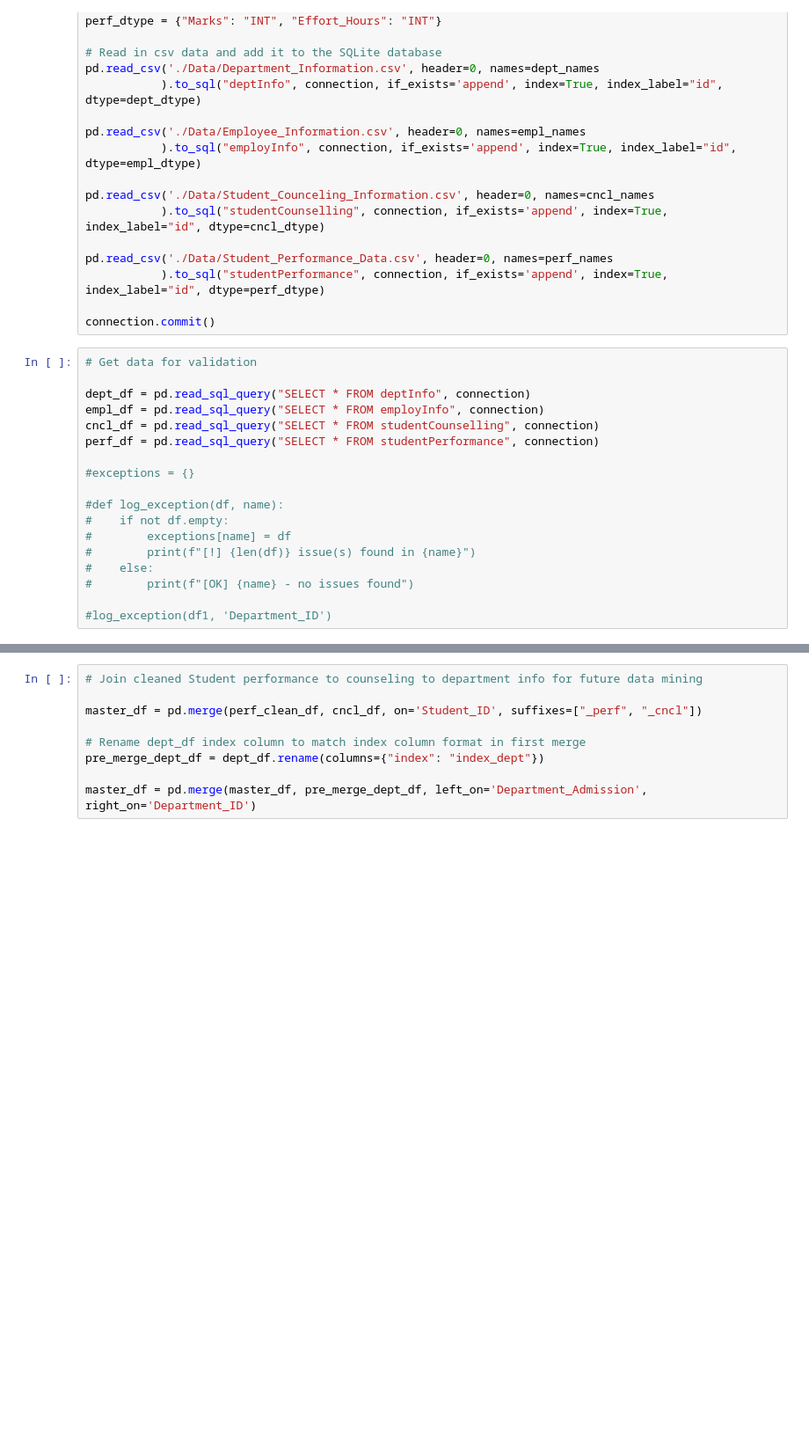
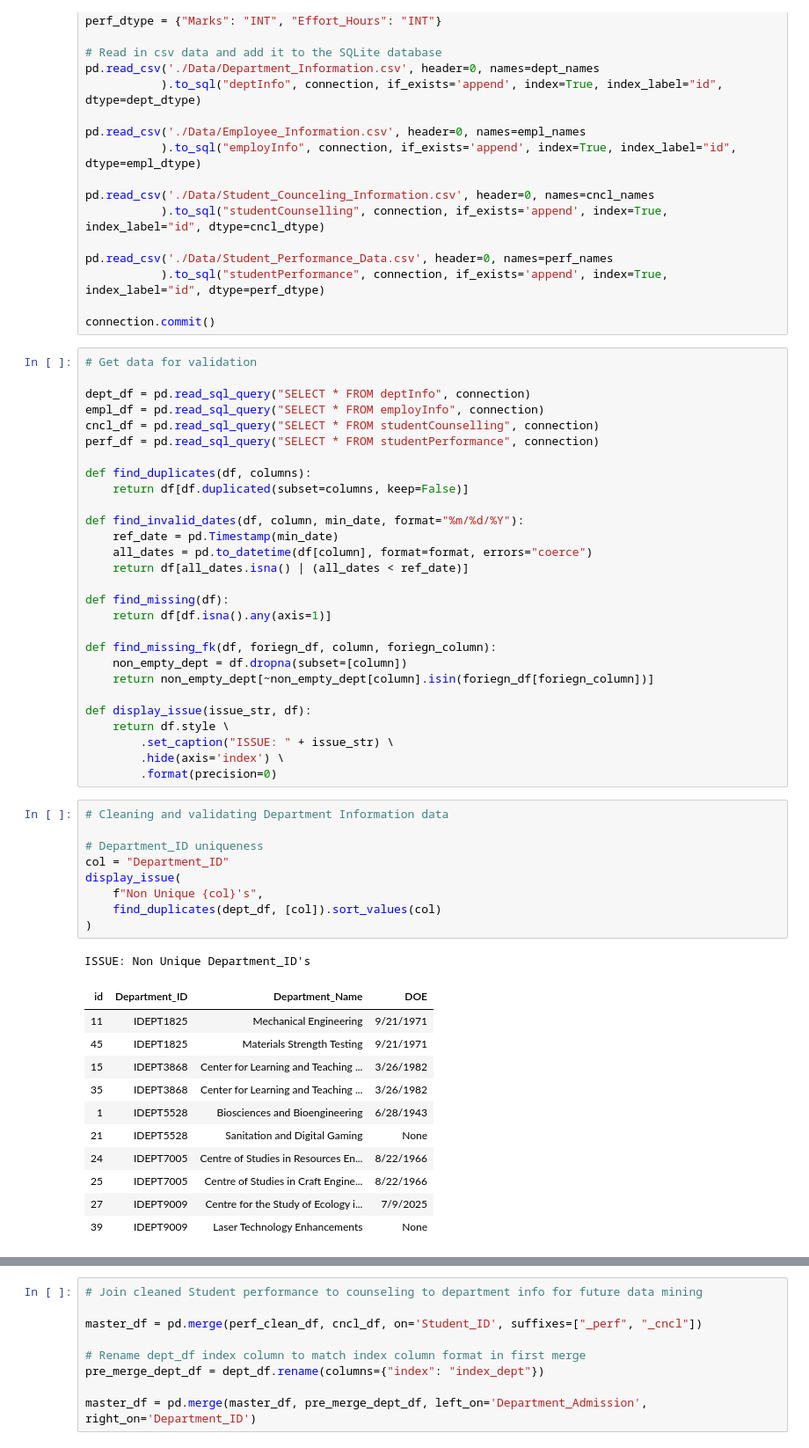
Before and after one commit to jbeau085/DB2-assign2, a Jupyter notebook: DB-Assign2.ipynb, the cells around one changed output, grey strips where cells are left out. Shown: that part at 88% size. Cells and saved outputs as stored; diff of their text form; blank space fills up the shorter version.

Commit message:
Made data cleaning reporting pretty

```diff
--- a/DB-Assign2.ipynb
+++ b/DB-Assign2.ipynb
@@ -122,13 +122,45 @@ empl_df = pd.read_sql_query("SELECT * FROM employInfo", connection)
 cncl_df = pd.read_sql_query("SELECT * FROM studentCounselling", connection)
 perf_df = pd.read_sql_query("SELECT * FROM studentPerformance", connection)
 
-#exceptions = {}
+def find_duplicates(df, columns):
+    return df[df.duplicated(subset=columns, keep=False)]
 
-#def log_exception(df, name):
-#    if not df.empty:
-#        exceptions[name] = df
-#        print(f"[!] {len(df)} issue(s) found in {name}")
-#    else:
-#        print(f"[OK] {name} - no issues found")
+def find_invalid_dates(df, column, min_date, format="%m/%d/%Y"):
+    ref_date = pd.Timestamp(min_date)
+    all_dates = pd.to_datetime(df[column], format=format, errors="coerce")
+    return df[all_dates.isna() | (all_dates < ref_date)]
 
-#log_exception(df1, 'Department_ID')
+def find_missing(df):
+    return df[df.isna().any(axis=1)]
+
+def find_missing_fk(df, foriegn_df, column, foriegn_column):
+    non_empty_dept = df.dropna(subset=[column])
+    return non_empty_dept[~non_empty_dept[column].isin(foriegn_df[foriegn_column])]
+
+def display_issue(issue_str, df):
+    return df.style \
+        .set_caption("ISSUE: " + issue_str) \
+        .hide(axis='index') \
+        .format(precision=0)
+# %%
+# Cleaning and validating Department Information data
+
+# Department_ID uniqueness
+col = "Department_ID"
+display_issue(
+    f"Non Unique {col}'s",
+    find_duplicates(dept_df, [col]).sort_values(col)
+)
+# %% [output]
+ISSUE: Non Unique Department_ID's
+| id | Department_ID | Department_Name | DOE |
+| 11 | IDEPT1825 | Mechanical Engineering | 9/21/1971 |
+| 45 | IDEPT1825 | Materials Strength Testing | 9/21/1971 |
+| 15 | IDEPT3868 | Center for Learning and Teaching ... | 3/26/1982 |
+| 35 | IDEPT3868 | Center for Learning and Teaching ... | 3/26/1982 |
+| 1 | IDEPT5528 | Biosciences and Bioengineering | 6/28/1943 |
+| 21 | IDEPT5528 | Sanitation and Digital Gaming | None |
+| 24 | IDEPT7005 | Centre of Studies in Resources En... | 8/22/1966 |
+| 25 | IDEPT7005 | Centre of Studies in Craft Engine... | 8/22/1966 |
+| 27 | IDEPT9009 | Centre for the Study of Ecology i... | 7/9/2025 |
+| 39 | IDEPT9009 | Laser Technology Enhancements | None |
```
Also changed, not shown: parts of 9 cells of this notebook.
